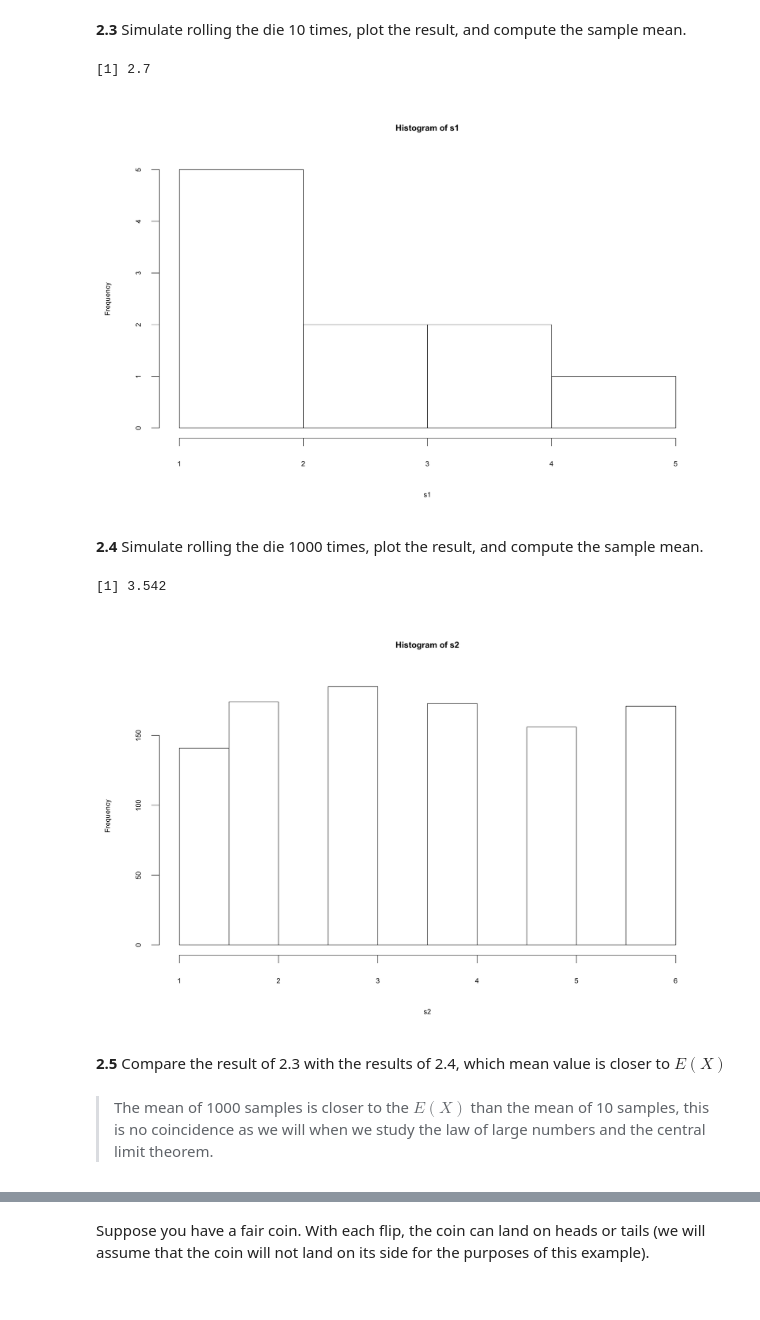
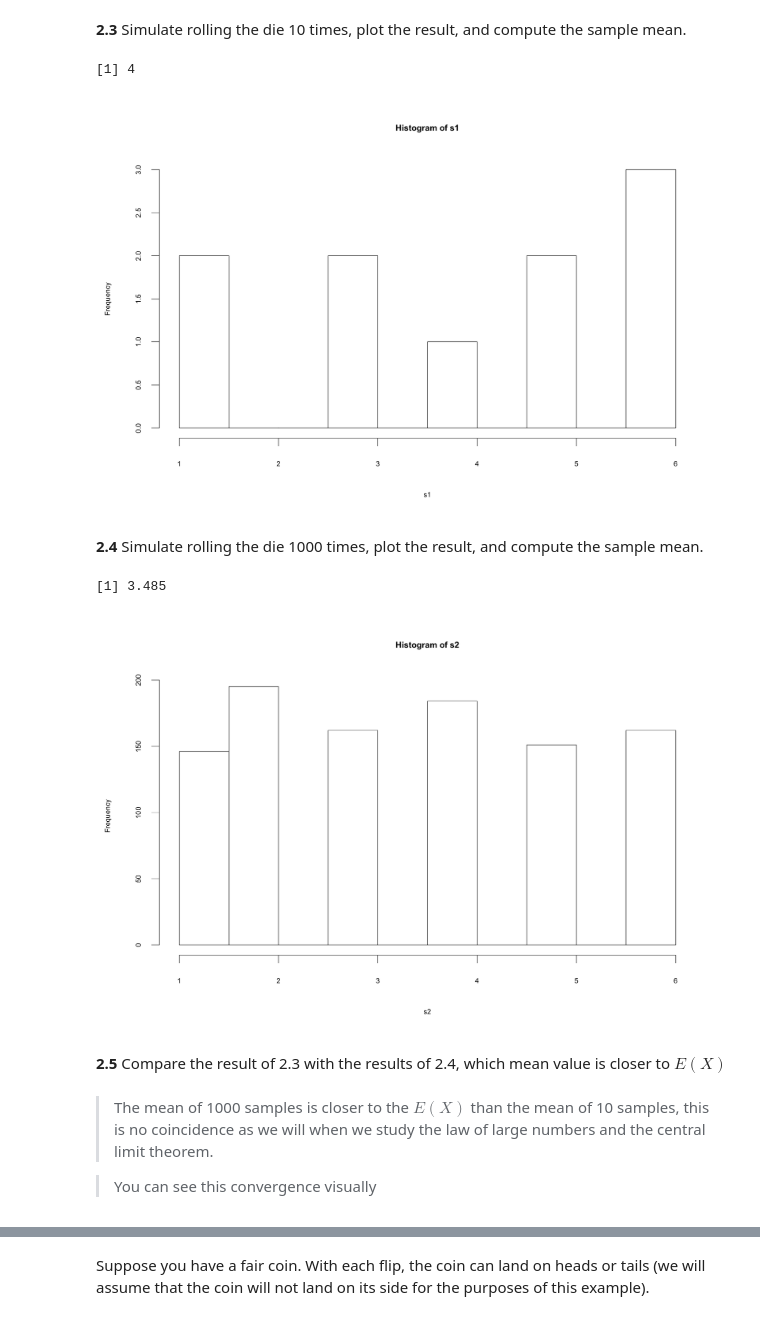
Before and after one commit to ansjory/W203_live_session_repo, a Jupyter notebook: unit_4/unit_4_ls_inst.ipynb, the cells around one changed output, grey strips where cells are left out. Saved outputs shown, nothing was run; the diff lists cells and outputs as text; code cells hidden in the pictures.

```diff
--- a/unit_4/unit_4_ls_inst.ipynb
+++ b/unit_4/unit_4_ls_inst.ipynb
@@ -39,24 +62,26 @@ sum(die*p.die)
 # %% [markdown]
 **2.3** Simulate rolling the die 10 times, plot the result, and compute the sample mean.
 # %%
-options(repr.plot.height = 10, repr.plot.width = 15, repr.plot.pointsize = 22)
+options(repr.plot.height = 10, repr.plot.width = 15)
 s1 <- sample(die, size=10, prob=p.die, replace=T)
 mean(s1)
-hist(s1)
+hist(s1,breaks = 12)
 # %% [output]
-[1] 2.7
+[1] 4
-[figure, old version]
+[figure, new version]
 # %% [markdown]
 **2.4** Simulate rolling the die 1000 times, plot the result, and compute the sample mean.
 # %%
-options(repr.plot.height = 10, repr.plot.width = 15, repr.plot.pointsize = 22)
+options(repr.plot.height = 10, repr.plot.width = 15)
 s2 <- sample(die, size=1000, prob=p.die, replace=T)
 mean(s2)
 hist(s2)
 # %% [output]
-[1] 3.542
+[1] 3.485
-[figure, old version]
+[figure, new version]
 # %% [markdown]
 **2.5** Compare the result of 2.3 with the results of 2.4, which mean value is closer to $E(X)$
 # %% [markdown]
 > The mean of 1000 samples is closer to the $E(X)$ than the mean of 10 samples, this is no coincidence as we will when we study the law of large numbers and the central limit theorem.
+
+> You can see this convergence visually
```
Also changed, not shown: parts of 22 cells of this notebook.
